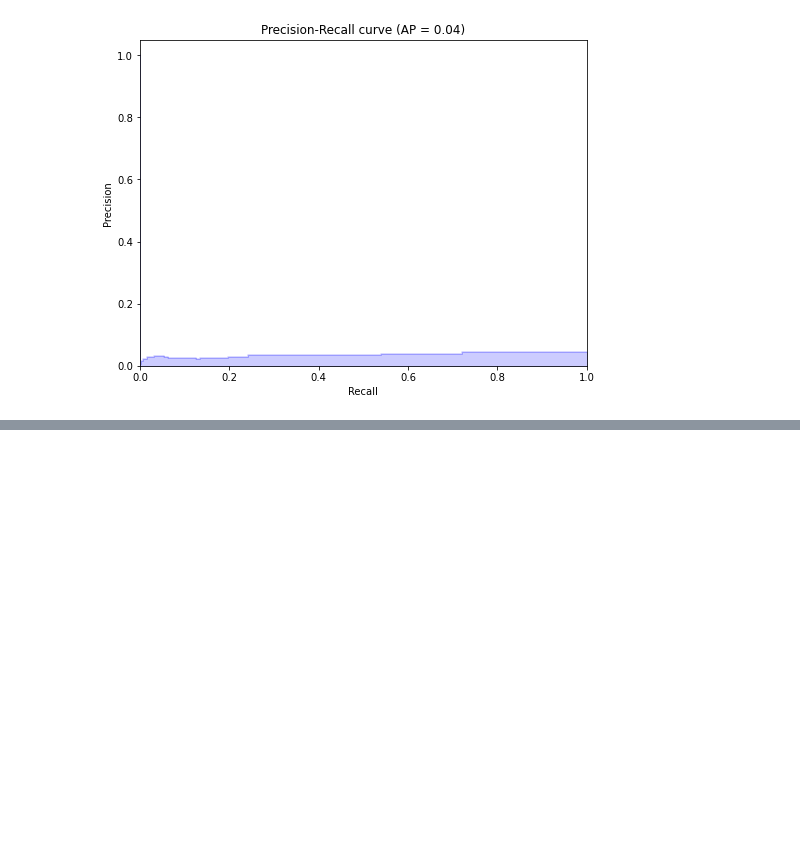
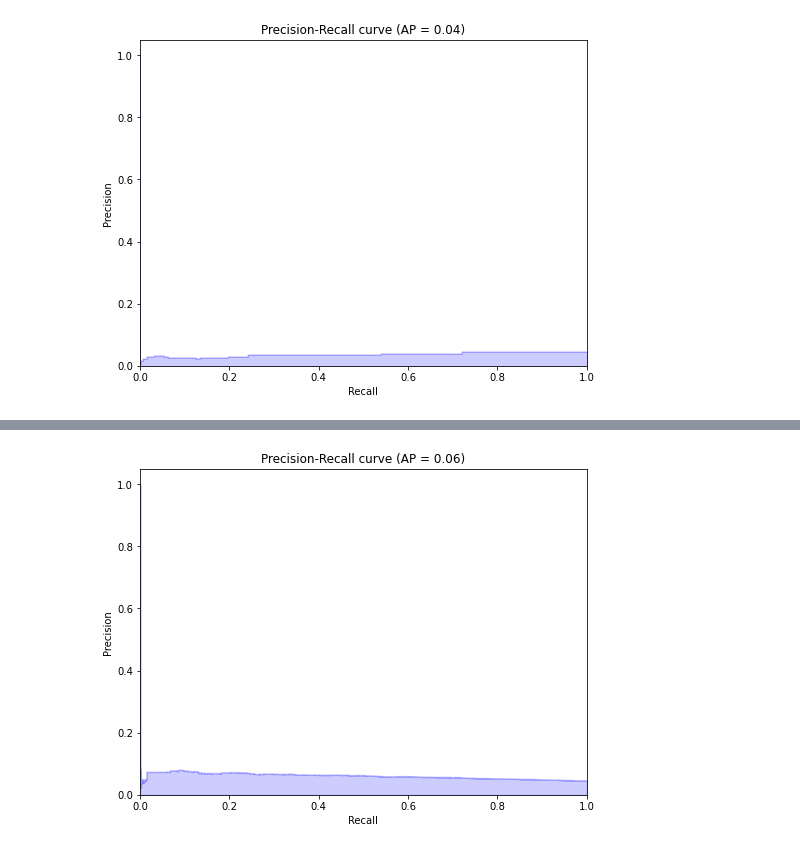
Before and after one commit to Derek327783/DSA4266-project2, a Jupyter notebook: Random Forest_PCA_Balancing.ipynb, the cells around one changed output, grey strips where cells are left out. Cells and saved outputs as stored; diff of their text form; code cells hidden in the pictures; blank space fills up the shorter version.

```diff
--- a/Random Forest_PCA_Balancing.ipynb
+++ b/Random Forest_PCA_Balancing.ipynb
@@ -395,0 +433,18 @@ plt.show()
+# %%
+precision, recall, thresholds = precision_recall_curve(Y_test, Y_pred)
+
+# Calculate the average precision score
+average_precision = average_precision_score(Y_test, Y_pred)
+
+# Plot the Precision-Recall curve
+plt.figure(figsize=(8, 6))
+plt.step(recall, precision, color='b', alpha=0.2, where='post')
+plt.fill_between(recall, precision, step='post', alpha=0.2, color='b')
+plt.xlabel('Recall')
+plt.ylabel('Precision')
+plt.title(f'Precision-Recall curve (AP = {average_precision:.2f})')
+plt.ylim([0.0, 1.05])
+plt.xlim([0.0, 1.0])
+plt.show()
+# %% [output]
+[figure, added]
```
Also changed, not shown: parts of 5 cells of this notebook.
